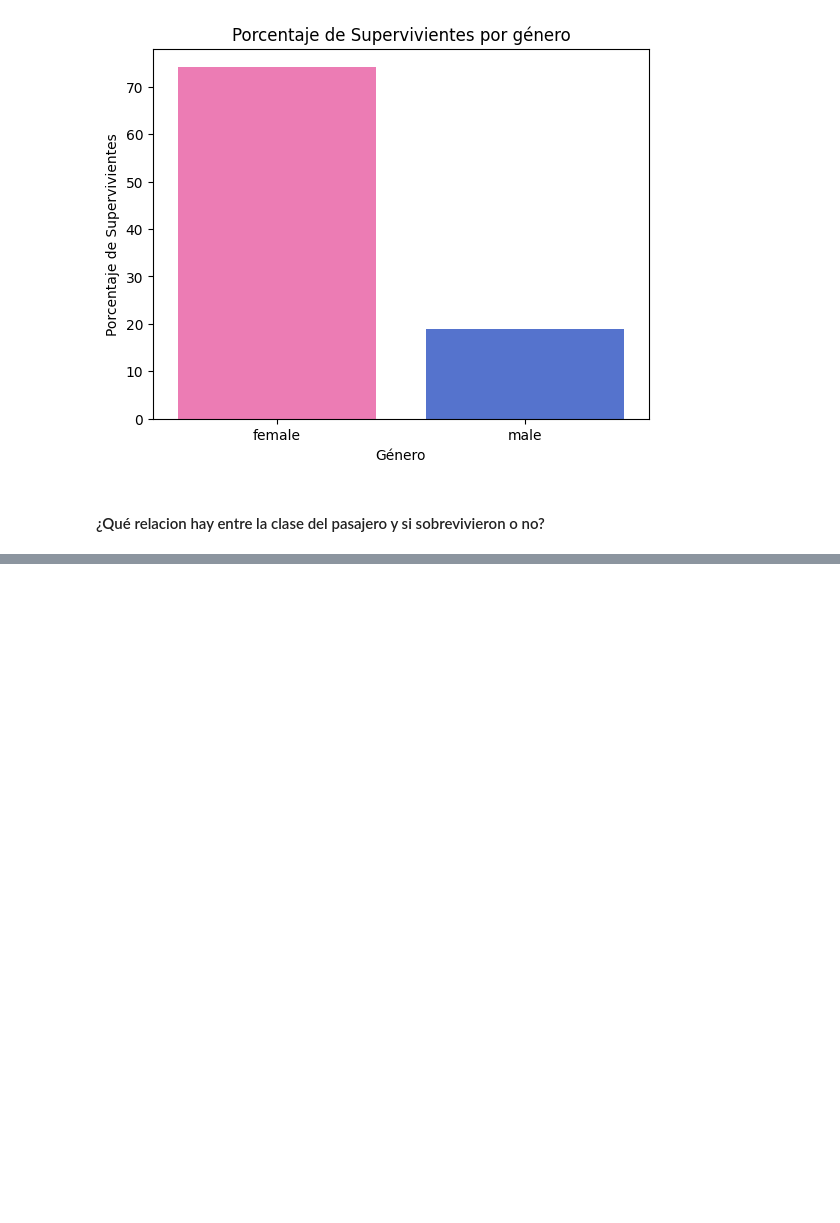
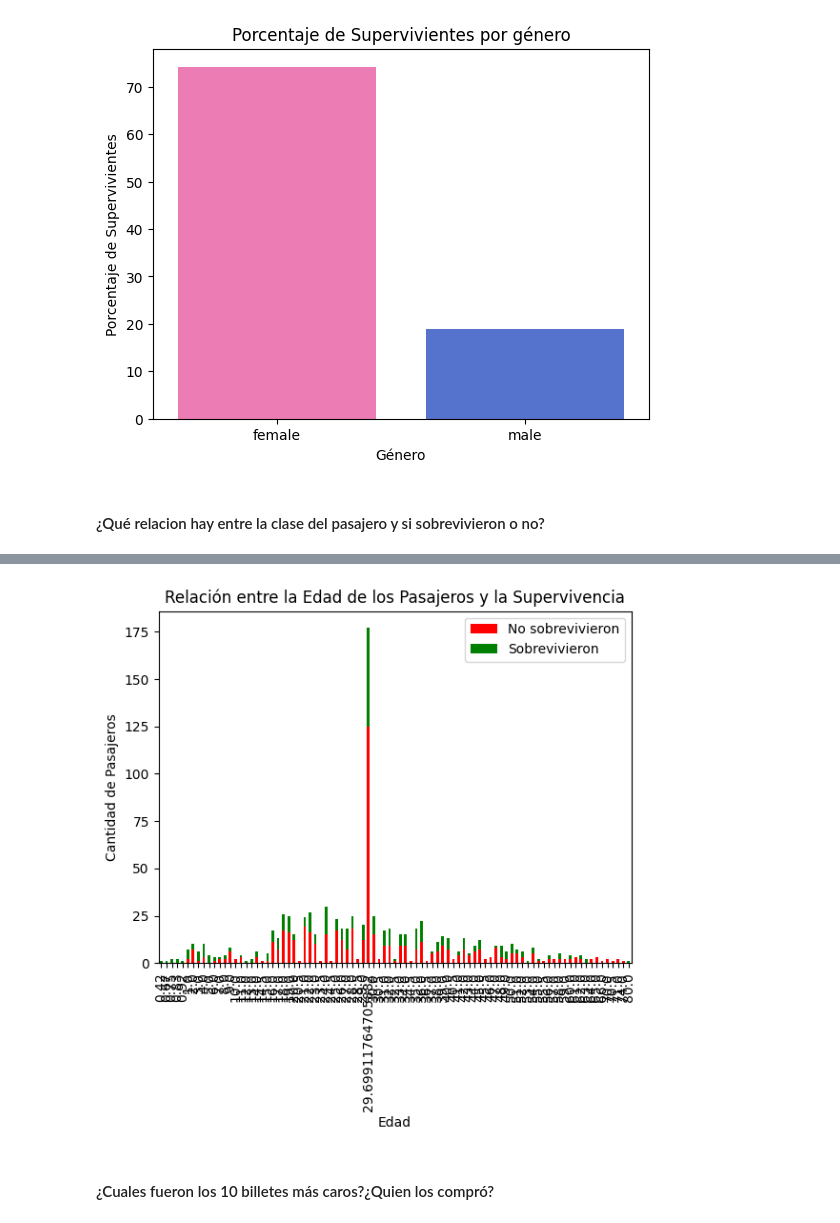
Before and after one commit to JaimeVecina/Ejercicio_Titanic_Proyecto, a Jupyter notebook: Ejercicio_Titanic.ipynb, the cells around one changed output, grey strips where cells are left out. Saved outputs shown, nothing was run; the diff lists cells and outputs as text; code cells hidden in the pictures; blank space fills up the shorter version.

```diff
--- a/Ejercicio_Titanic.ipynb
+++ b/Ejercicio_Titanic.ipynb
@@ -294,0 +345,3 @@ plt.show()
+# %%
+Superviviente_por_edad = df.groupby(['Age', 'Survived']).size().unstack()
+print(Superviviente_por_edad)
@@ -294,0 +364,11 @@ plt.show()
+# %%
+Superviviente_por_edad.plot(kind='bar', stacked=True, color=['red', 'green'])
+plt.xlabel('Edad',)
+plt.ylabel('Cantidad de Pasajeros')
+plt.title('Relación entre la Edad de los Pasajeros y la Supervivencia')
+plt.legend(['No sobrevivieron', 'Sobrevivieron'])
+plt.show()
+# %% [output]
+[figure, added]
+# %% [markdown]
+#### ¿Cuales fueron los 10 billetes más caros?¿Quien los compró?
```
Also changed, not shown: parts of 16 cells of this notebook.
